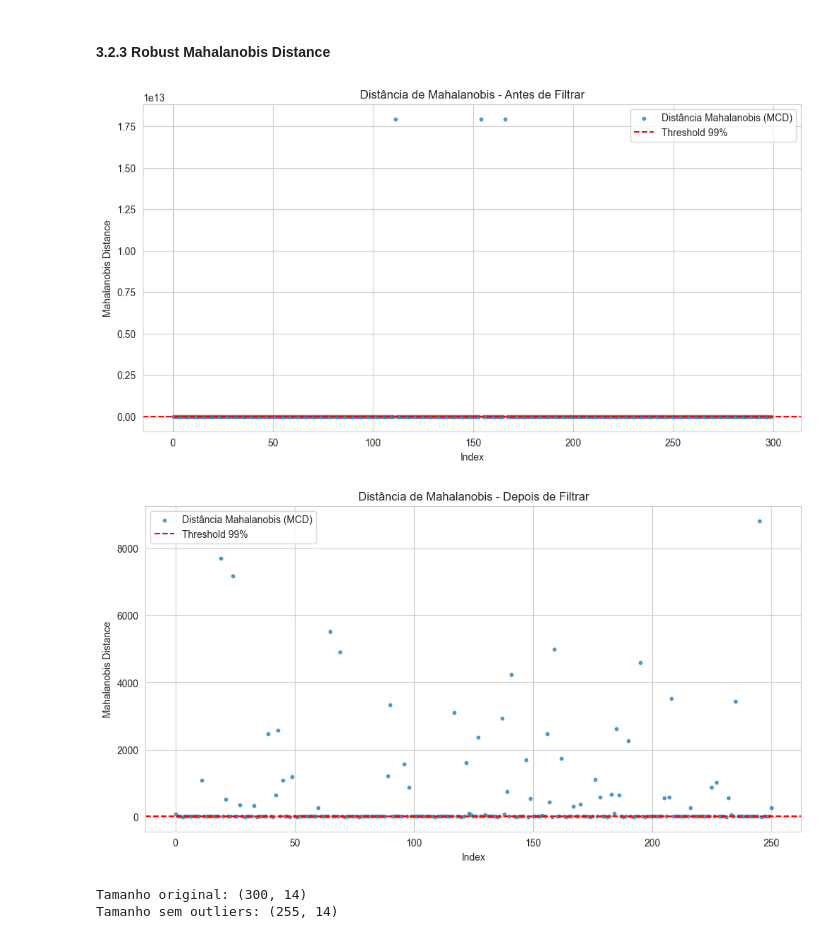
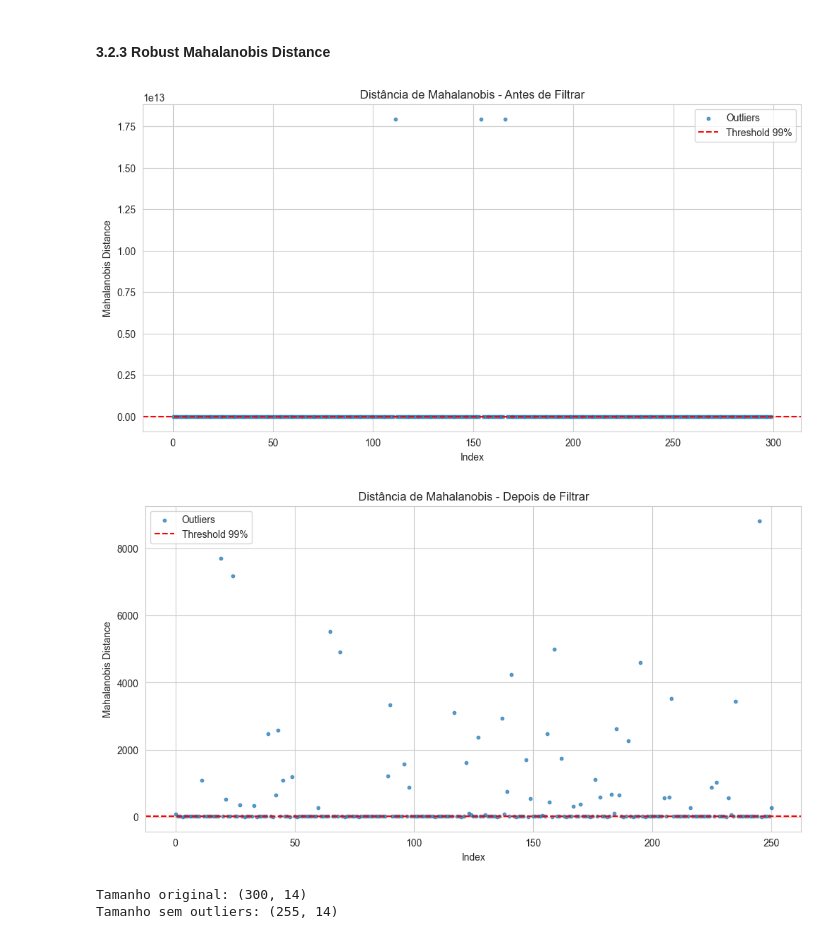
Before and after one commit to jfeiteira/Mini-projeto-do-PCA-e-Cluster, a Jupyter notebook: pca.ipynb, the cells around one changed output. Drawn from its saved outputs; the diff is of its cells as text; code cells hidden in the pictures.

```diff
--- a/pca.ipynb
+++ b/pca.ipynb
@@ -698,31 +698,31 @@ kurtosis  4172.046667   0.0   False
 # %%
 df_scaled_2 = RobustScaler().fit_transform(df_imp_2)
 mcd = MinCovDet(support_fraction=0.9, random_state=42).fit(df_scaled_2)
 
 robust_md_2 = mcd.mahalanobis(df_scaled_2)
 
 # Limite (99%)
 threshold = chi2.ppf(0.99, df=df_scaled_2.shape[1])
 
 outliers_mask = robust_md_2 > threshold
 
 plt.figure(figsize=(12, 6))
 plt.scatter(
     range(len(robust_md_2)),
     robust_md_2,
-    label="Distância Mahalanobis (MCD)",
+    label="Outliers",
     alpha=0.7,
     s=10
 )
 plt.axhline(threshold, color="red", linestyle="--", label="Threshold 99%")
 plt.title("Distância de Mahalanobis - Antes de Filtrar")
 plt.xlabel("Index")
 plt.ylabel("Mahalanobis Distance")
 plt.legend()
 plt.grid(True)
 plt.show()
 # %% [output]
-[figure, old version]
+[figure, new version]
 # %%
 df_scaled = pd.DataFrame(df_scaled, columns=df_imp_2.columns)
 df_clean_2 = df_scaled.loc[~outliers_mask].reset_index(drop=True)
@@ -736,11 +736,11 @@ robust_md_after = mcd_after.mahalanobis(X_scaled_clean_2)
 
 plt.figure(figsize=(12, 6))
 plt.scatter(
-    range(len(robust_md_after)), # The index of the data point for the x-axis
+    range(len(robust_md_after)),
     robust_md_after,
-    label="Distância Mahalanobis (MCD)",
+    label="Outliers",
     alpha=0.7,
-    s=10 # Optional: sets the size of the points
+    s=10
 )
 plt.axhline(threshold, color="red", linestyle="--", label="Threshold 99%")
 plt.title("Distância de Mahalanobis - Depois de Filtrar")
@@ -750,7 +750,7 @@ plt.legend()
 plt.grid(True)
 plt.show()
 # %% [output]
-[figure, old version]
+[figure, new version]
 # %%
 print("Tamanho original:", df_imp_2.shape)
 print("Tamanho sem outliers:", df_clean_2.shape)
```
Also changed, not shown: parts of 21 cells of this notebook.
